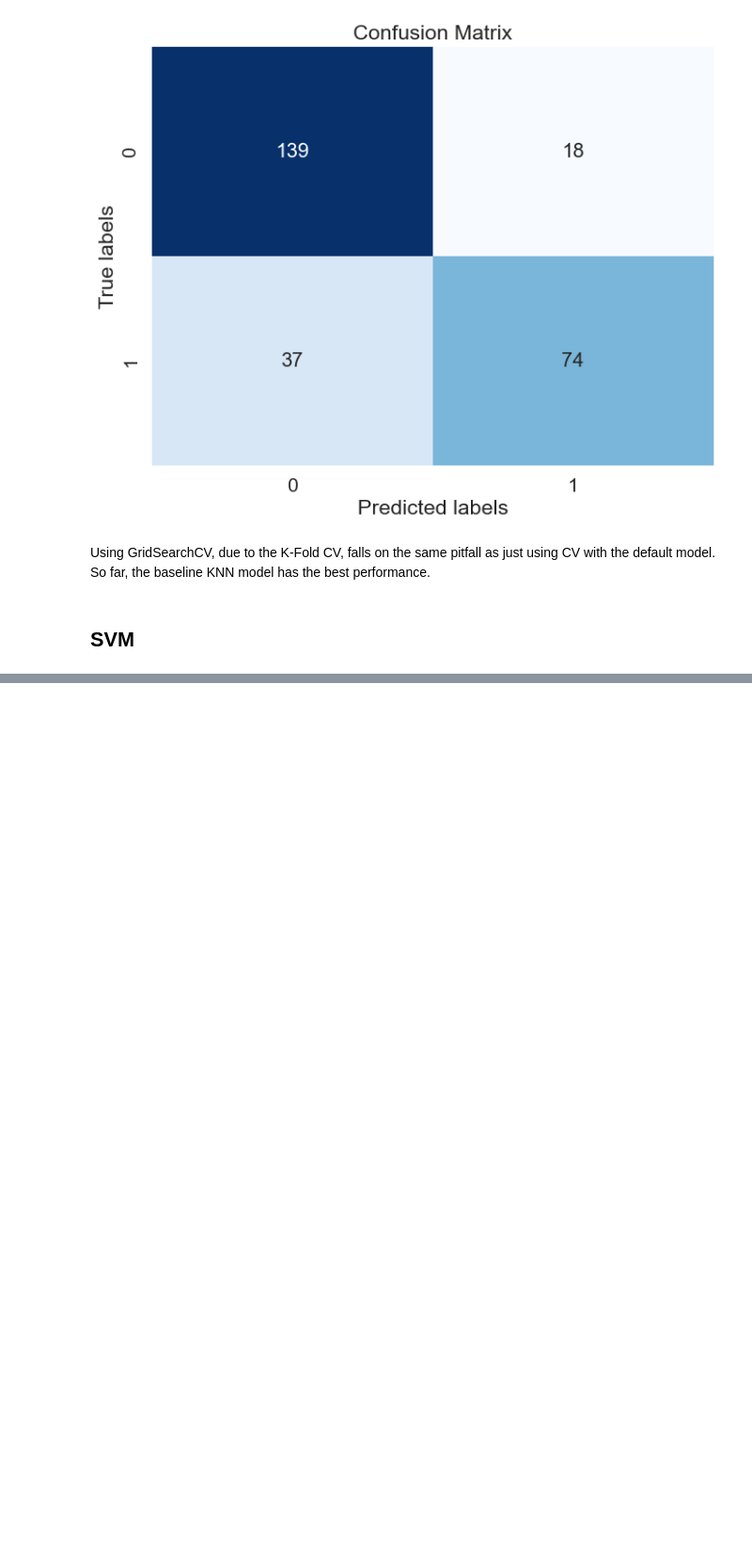
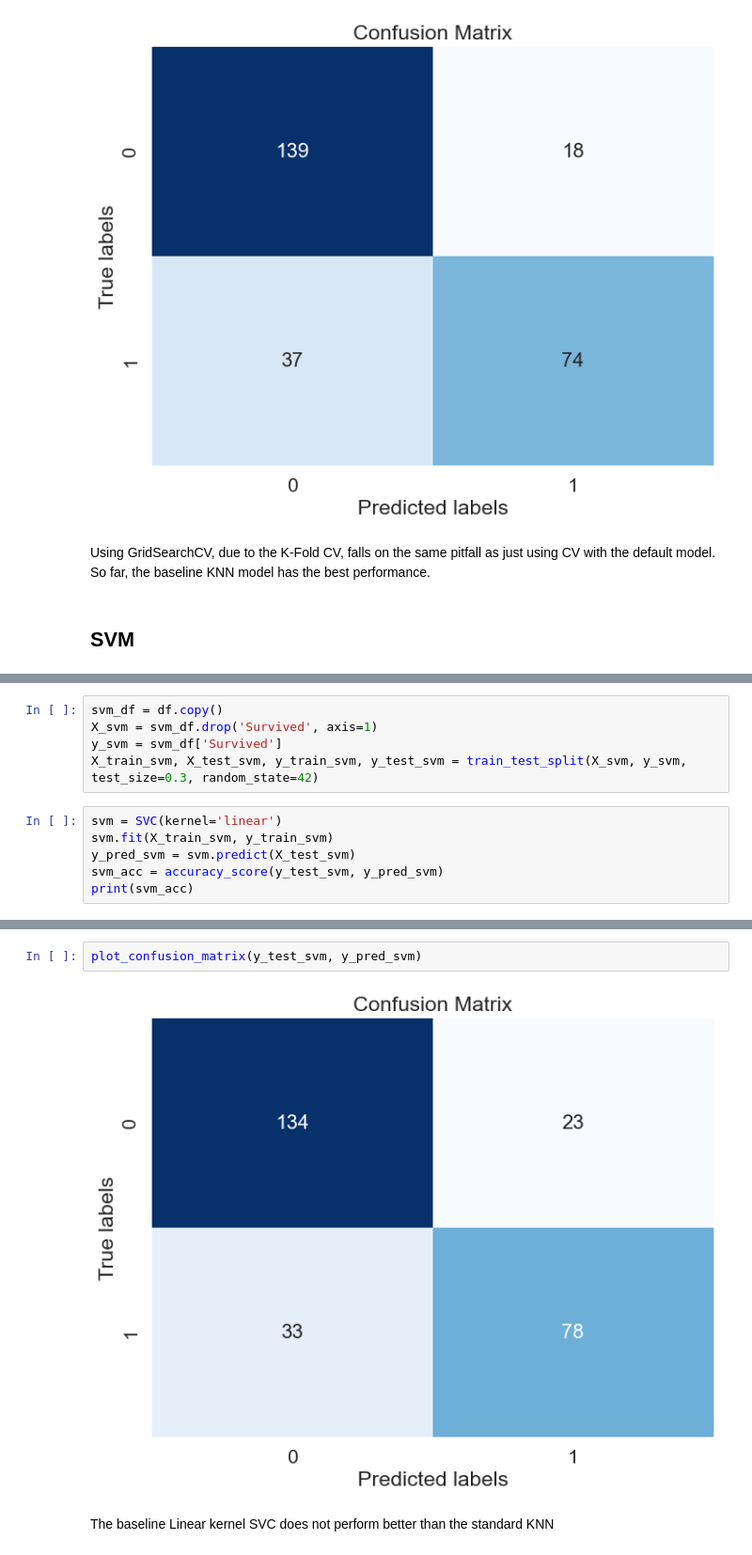
Before and after one commit to lhckb/ML-Cybersec-6th-semester, a Jupyter notebook: knn_and_other_classifiers.ipynb, the cells around one changed output, grey strips where cells are left out. Shown: that part at 94% size. Cells and saved outputs as stored; diff of their text form; blank space fills up the shorter version.

```diff
--- a/knn_and_other_classifiers.ipynb
+++ b/knn_and_other_classifiers.ipynb
@@ -301,0 +312,11 @@ Using GridSearchCV, due to the K-Fold CV, falls on the same pitfall as just usin
+# %%
+svm_df = df.copy()
+X_svm = svm_df.drop('Survived', axis=1)
+y_svm = svm_df['Survived']
+X_train_svm, X_test_svm, y_train_svm, y_test_svm = train_test_split(X_svm, y_svm, test_size=0.3, random_state=42)
+# %%
+svm = SVC(kernel='linear')
+svm.fit(X_train_svm, y_train_svm)
+y_pred_svm = svm.predict(X_test_svm)
+svm_acc = accuracy_score(y_test_svm, y_pred_svm)
+print(svm_acc)
@@ -301,0 +333,6 @@ Using GridSearchCV, due to the K-Fold CV, falls on the same pitfall as just usin
+# %%
+plot_confusion_matrix(y_test_svm, y_pred_svm)
+# %% [output]
+[figure, added]
+# %% [markdown]
+The baseline Linear kernel SVC does not perform better than the standard KNN
```
Also changed, not shown: parts of 5 cells of this notebook.
